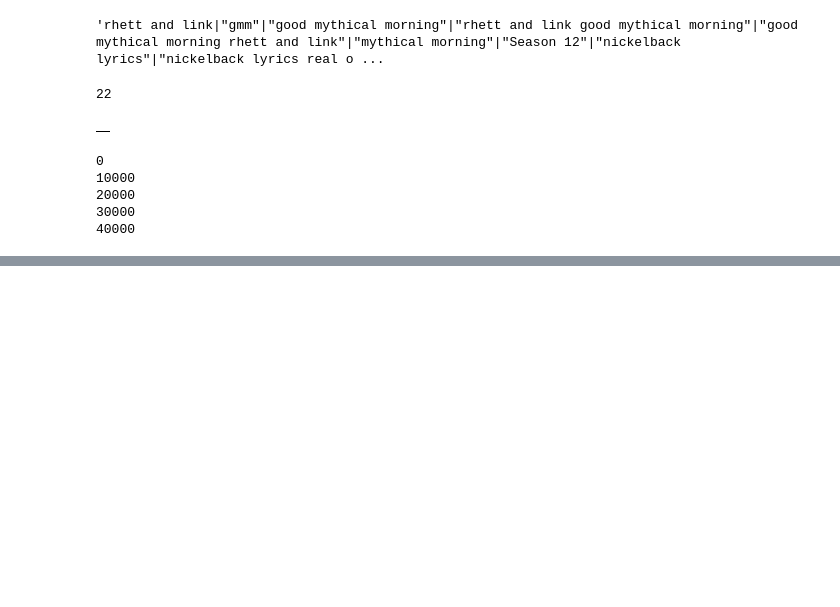
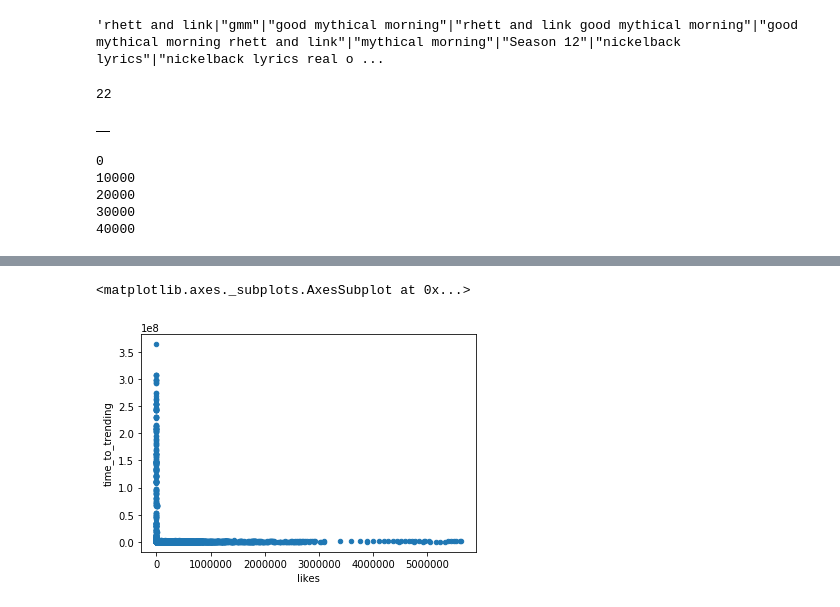
Before and after one commit to annyoo96/YoutubeTrendingClassifier, a Jupyter notebook: EDA_Notebook.ipynb, the cells around one changed output, grey strips where cells are left out. Saved outputs shown, nothing was run; the diff lists cells and outputs as text; code cells hidden in the pictures; blank space fills up the shorter version.

```diff
--- a/EDA_Notebook.ipynb
+++ b/EDA_Notebook.ipynb
@@ -212,0 +313,5 @@ csum
+# %%
+trim_vid_data.plot.scatter("likes","time_to_trending")
+# %% [output]
+<matplotlib.axes._subplots.AxesSubplot at 0x...>
+[figure, added]
```
Also changed, not shown: parts of 45 cells of this notebook.
